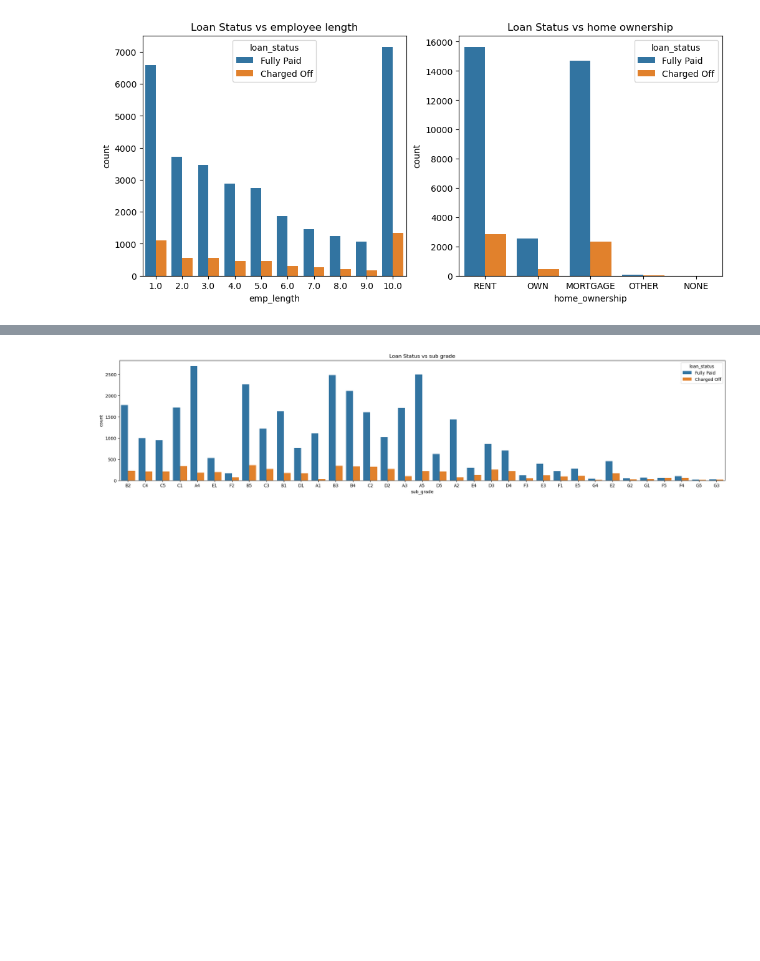
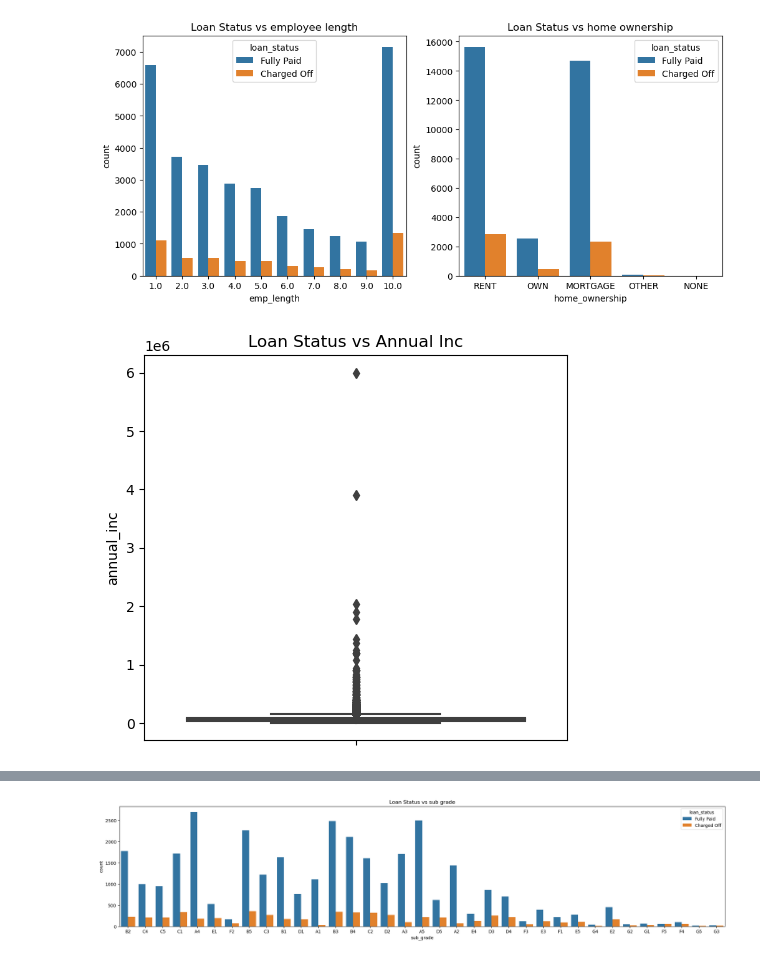
Before and after one commit to 2610geetha/LendingClubCaseStudy, a Jupyter notebook: Geetha_Jakka.ipynb, the cells around one changed output, grey strips where cells are left out. Saved outputs shown, nothing was run; the diff lists cells and outputs as text; code cells hidden in the pictures; blank space fills up the shorter version.

```diff
--- a/Geetha_Jakka.ipynb
+++ b/Geetha_Jakka.ipynb
@@ -384,3 +384,11 @@ plt.title('Loan Status vs home ownership')
 plt.show()
 # %% [output]
 [figure]
+# %%
+plt.figure(figsize=(12, 5))
+plt.subplot(1, 2, 2)
+sns.boxplot(y='annual_inc', data=df_loan)
+plt.title('Loan Status vs Annual Inc')
+plt.show()
+# %% [output]
+[figure, added]
```
Also changed, not shown: parts of 30 cells of this notebook, 2 other files.
